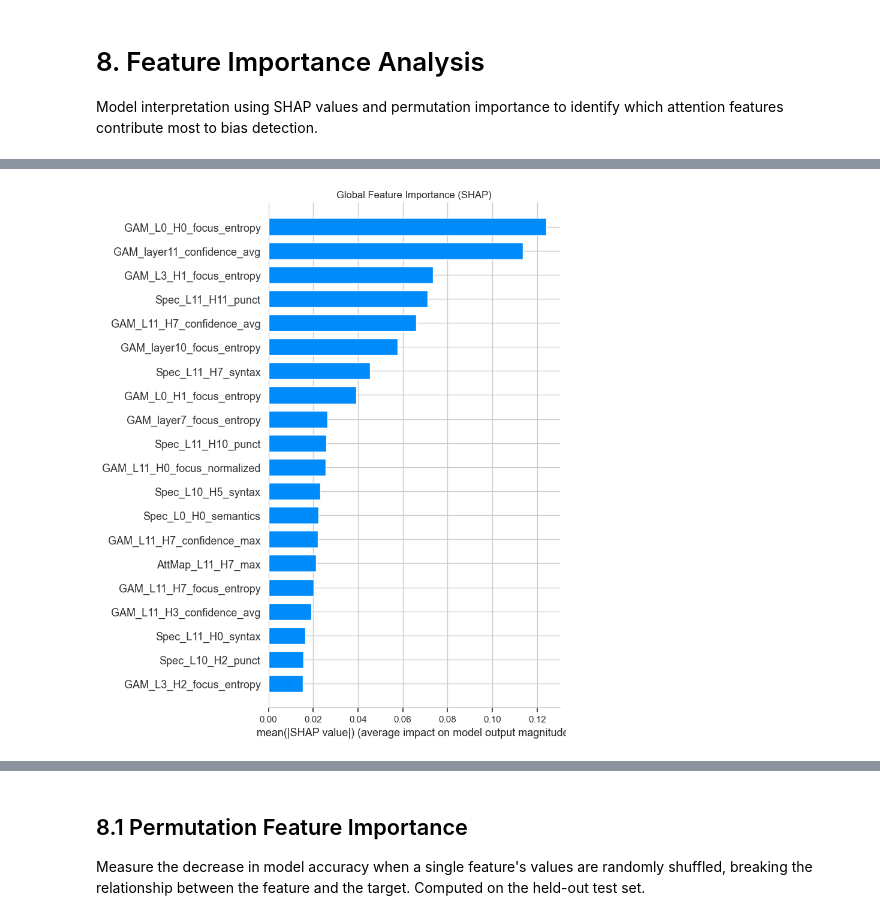
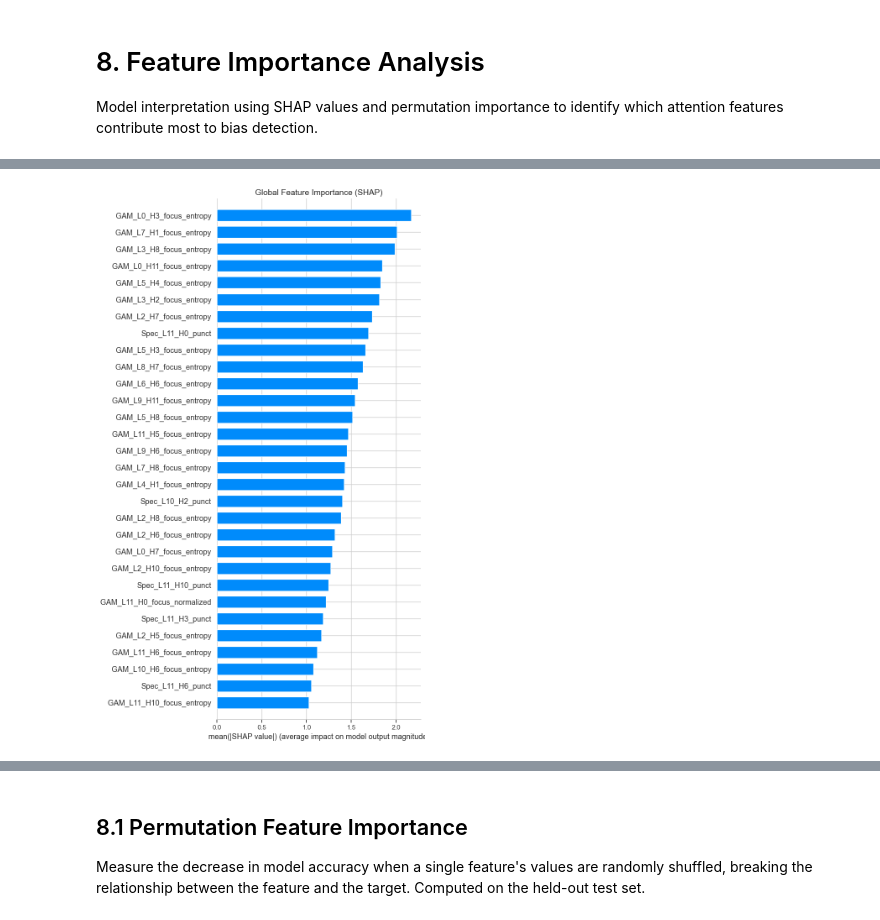
Before and after one commit to pinthoz/attention-atlas, a Jupyter notebook: attention_app/bias/bert_bias_classification.ipynb, the cells around one changed output, grey strips where cells are left out. Cells and saved outputs as stored; diff of their text form; code cells hidden in the pictures.

```diff
--- a/attention_app/bias/bert_bias_classification.ipynb
+++ b/attention_app/bias/bert_bias_classification.ipynb
@@ -380,6 +456,7 @@ VarianceThreshold is inside the pipeline to prevent leakage (fit on each fold's
 # %%
 models = {
     'LogReg': LogisticRegression(solver='liblinear', max_iter=1000),
+    'SVM': CalibratedClassifierCV(LinearSVC(max_iter=2000, random_state=42), cv=3),
     'RandomForest': RandomForestClassifier(n_estimators=100, random_state=42),
     'XGBoost': XGBClassifier(
         tree_method='approx',
@@ -409,6 +486,8 @@ results = {}
 cv = StratifiedGroupKFold(n_splits=5)
 
 print("Comparing Models (StratifiedGroupKFold, VT inside pipeline)")
+print(f"{'Model':15} | {'AUC':>8} | {'Acc':>8} | {'Prec':>8} | {'Rec':>8} | {'F1':>8}")
+print("-" * 75)
 
 for name, model in models.items():
     # VarianceThreshold inside the pipeline: fit on each fold's train split only
@@ -438,8 +517,13 @@ for name, model in models.items():
         'f1': mean_f1
     }
 
-    print(f"{name:15} | AUC: {mean_auc:.4f} | Acc: {mean_acc:.4f} | F1: {mean_f1:.4f}")
+    print(f"{name:15} | {mean_auc:.4f}   | {mean_acc:.4f}   | {mean_prec:.4f}   | {mean_rec:.4f}   | {mean_f1:.4f}")
 
+# Results comparison table
+results_df = pd.DataFrame(results).T.sort_values('auc', ascending=False)
+print(f"\n{'='*75}")
+print("Model Ranking by AUC:")
+print(results_df.to_string())
 
 # Best model based on AUC
 best_model_name = max(results, key=lambda x: results[x]['auc'])
@@ -783,54 +1097,65 @@ gc.collect()
 
 # Extract pipeline steps
 vt_step = final_model.named_steps['vt']
+scaler_step = final_model.named_steps['s']
 model_step = final_model.named_steps['m']
-scaler_step = final_model.named_steps['s']
-fs_step = final_model.named_steps.get('fs', None)  # SelectKBest (may not exist)
 
 # Get selected feature names after VarianceThreshold
 vt_mask = vt_step.get_support()
 selected_features = X_train.columns[vt_mask]
 print(f"Features after VT: {vt_mask.sum()} / {len(vt_mask)}")
 
-# Apply SelectKBest mask if present
-if fs_step is not None:
-    fs_mask = fs_step.get_support()
-    selected_features = selected_features[fs_mask]
-    print(f"Features after SelectKBest: {fs_mask.sum()} / {len(fs_mask)}")
+# Transform test data through pipeline (excluding model)
+X_test_prepared = scaler_step.transform(vt_step.transform(X_test))
+X_shap = pd.DataFrame(X_test_prepared, columns=selected_features, index=X_test.index)
 
-# Transform test data through VT (and SelectKBest if present) then Scaler
-X_test_vt = vt_step.transform(X_test)
-if fs_step is not None:
-    X_test_vt = fs_step.transform(X_test_vt)
-X_test_scaled = scaler_step.transform(X_test_vt)
-X_test_df = pd.DataFrame(X_test_scaled, columns=selected_features, index=X_test.index)
+# Choose the best SHAP explainer for the model type
+model_type = type(model_step).__name__
+print(f"\nModel type: {model_type}")
 
-X_shap = X_test_df
+if hasattr(model_step, 'coef_'):
+    # LinearExplainer: exact and fast for LogisticRegression, LinearSVC, etc.
+    print("Using SHAP LinearExplainer (exact for linear models)")
+    X_train_prepared = scaler_step.transform(vt_step.transform(X_train))
+    X_bg = pd.DataFrame(X_train_prepared, columns=selected_features)
 
-try:
-    print("SHAP (Tree)")
+    explainer = shap.LinearExplainer(model_step, X_bg, feature_perturbation='interventional')
+    shap_values = explainer.shap_values(X_shap)
+
+elif hasattr(model_step, 'feature_importances_'):
+    # TreeExplainer: exact for tree-based models (RF, XGBoost)
+    print("Using SHAP TreeExplainer (exact for tree models)")
     explainer = shap.TreeExplainer(model_step)
     shap_values = explainer.shap_values(X_shap)
-    if isinstance(shap_values, list): shap_values = shap_values[1]
+    if isinstance(shap_values, list):
+        shap_values = shap_values[1]
 
-except Exception as e:
-    print(f"TreeExplainer failed: {e}. Using KernelExplainer.")
-
-    X_train_vt = vt_step.transform(X_train)
-    if fs_step is not None:
-        X_train_vt = fs_step.transform(X_train_vt)
-    background = np.median(scaler_step.transform(X_train_vt), axis=0).reshape(1, -1)
+else:
+    # KernelExplainer: fallback for MLP, SVM, etc.
+    print("Using SHAP KernelExplainer (model-agnostic fallback)")
+    X_train_prepared = scaler_step.transform(vt_step.transform(X_train))
+    background = shap.kmeans(X_train_prepared, 50)
 
     f = lambda x: model_step.predict_proba(x)[:, 1]
     explainer = shap.KernelExplainer(f, background)
-
-    print("SHAP (Kernel)")
     shap_values = explainer.shap_values(X_shap, nsamples=2000)
 
+# Store for later use (bias_type analysis)
+shap_values_global = shap_values
+X_shap_global = X_shap
+selected_features_global = selected_features
+
 # Plot Results
-plt.figure(figsize=(10, 6))
-shap.summary_plot(shap_values, X_shap, plot_type="bar", show=False)
-plt.title("Global Feature Importance (SHAP)")
+plt.figure(figsize=(12, 8))
+shap.summary_plot(shap_values, X_shap, plot_type="bar", max_display=30, show=False)
+plt.title("Global Feature Importance (SHAP)", fontsize=14)
 plt.tight_layout()
 plt.show()
+
+# Beeswarm plot: shows direction of feature effects
+plt.figure(figsize=(12, 8))
+shap.summary_plot(shap_values, X_shap, max_display=20, show=False)
+plt.title("SHAP Feature Effects (Beeswarm)", fontsize=14)
+plt.tight_layout()
+plt.show()
 # %% [output]
@@ -841 +1166 @@ SHAP (Kernel)
-[figure, old version]
+[figure, new version]
```
Also changed, not shown: parts of 37 cells of this notebook, 1 other file.
